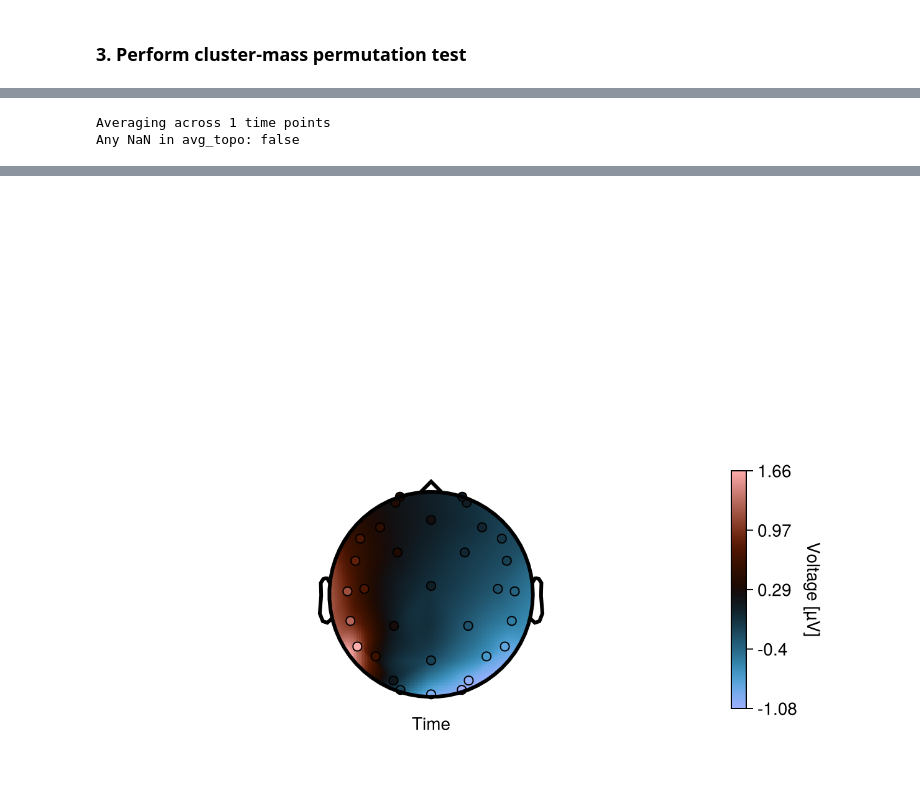
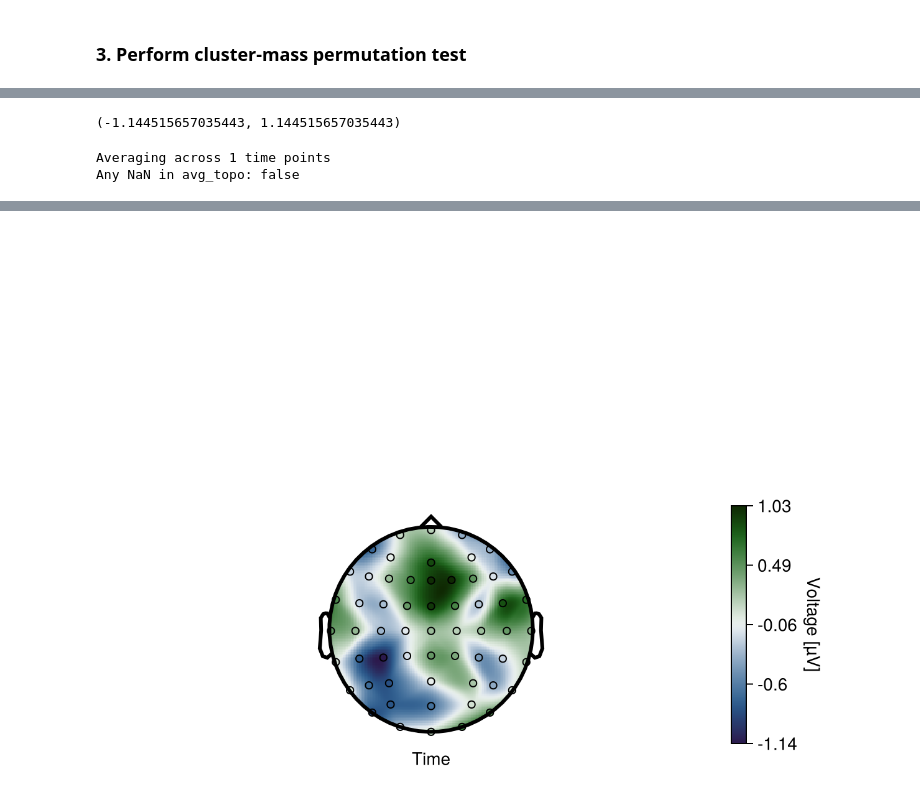
Before and after one commit to rosagross/ClusterComputation, a Jupyter notebook: notebooks/tutorial_notebook_Magda.ipynb, the cells around one changed output, grey strips where cells are left out. Saved outputs shown, nothing was run; the diff lists cells and outputs as text; code cells hidden in the pictures.

```diff
--- a/notebooks/tutorial_notebook_Magda.ipynb
+++ b/notebooks/tutorial_notebook_Magda.ipynb
@@ -100,8 +100,9 @@ data_alpha = Array{Union{Missing,Float64}}(undef, 59, 1, 180)
 
 for (i, channel) in enumerate(electrode_labels)
     df_fooof = CSV.read("/Users/mg/Desktop/MOVE/resting_state/fooof/$(channel)_fooof_params.csv", DataFrame)
-    alpha_vector = df_fooof.beta_PW_absolute_periodic_log
-    #alpha_vector = df_fooof.exponent
+    #alpha_vector = df_fooof.beta_PW_absolute_periodic_log
+    #alpha_vector = df_fooof.beta_PW_absolute_total_2
+    alpha_vector = df_fooof.exponent
     #print(length(alpha_vector))
     data_alpha[i, 1, :] = alpha_vector
 end
@@ -200,7 +191,7 @@ Fitting LMM at each channel...
 # %%
 # --- Cluster-mass permutation test using explicit functions ---
 
-coefficient = 2  # stimtype effect (face vs car)
+coefficient = 6  # what effect
 n_permutations = 50  # Reduced for dev; use 500-1000 for real analyses
 threshold = 2.0
 
@@ -251,7 +248,7 @@ println("Available columns: $(names(coefs))")
 #println(r.coefname)
 
 # Filter for stimtype coefficient
-coef_stimtype = filter(r -> r.coefname == "Time", coefs)
+coef_stimtype = filter(r -> r.coefname == "Behavior & Group: A", coefs)
 println("Rows for stimtype: $(nrow(coef_stimtype))")
 
 # Check how many unique channels and times we have
@@ -284,7 +281,7 @@ n_t_coef = length(unique_times)
 z_vals = reshape(z_summary.z, n_t_coef, n_ch_coef)'  # (channels × times)
 
 # Check for significant z-values (|z| > 2.0)
-n_sig_uncorrected = sum(abs.(z_vals) .> 2.0)
+n_sig_uncorrected = sum(abs.(z_vals) .> 2.0)  # why 2? shouldn't it be 1.96??
 max_z = maximum(abs.(z_vals))
 peak_idx = argmax(abs.(z_vals))
 peak_ch, peak_t = Tuple(CartesianIndices(z_vals)[peak_idx])
@@ -417,0 +359,8 @@ pvals_clustermass .< 0.05
+# %%
+n = size(adjacency, 1)
+coords = Dict(row.ch_name => (row.x, row.y) for row in eachrow(positions_df))
+
+xs = [get(coords, electrode_labels[i], (0.0, 0.0))[1] for i in 1:n]
+ys = [get(coords, electrode_labels[i], (0.0, 0.0))[2] for i in 1:n]
+
+pos2d = [Point2f(xs[i], ys[i]) for i in 1:n]
@@ -434,7 +438,13 @@ Suggestion: check for spelling errors or missing imports.
+# %%
+min_val, max_val = extrema(plot_data)
+limit = max(abs(min_val), abs(max_val))
+colorrange = (-limit, limit)
+# %% [output]
+(-1.144515657035443, 1.144515657035443)
 # %%
 f = Figure()
 # Average ERP across all trials for each channel and time
-erp = mean(data_1t; dims=3)[:,:,1]  # (channels x times)
+erp = mean(cluster_data; dims=3)[:,:,1]  # (channels x times)
 df_erp = DataFrame(
     :amplitude => vec(erp),
     :channel => repeat(1:size(erp, 1), outer = size(erp, 2)),
@@ -469,17 +479,28 @@ end
 # Highlight significant channels: a channel is significant if any time point is significant for it
 sig_ch = [any(sig_mask[ch, :]) for ch in 1:n_channels]
 # Set marker color: red for significant, gray for others
-marker_colors = [is_sig ? :white : :gray for is_sig in sig_ch]
-# Set marker size: larger for significant, smaller for others
-marker_sizes = [is_sig ? 10 : 10 for is_sig in sig_ch]
+marker_colors = [is_sig ? :orange : :black for is_sig in sig_ch]
+
+strokes = [is_sig ? 2 : 1 for is_sig in sig_ch]
+
+#colors = fill(:orange, 59)
+sizes = fill(8, 59)
+
+df = DataFrame(:amplitude => avg_topo, :channel => 1:n_channels)
+
 plot_topoplot!(
     f[2, 1],
-    DataFrame(:amplitude => avg_topo, :channel => 1:n_channels);
+    df;
     positions = pos2d,
     mapping=(; y=:amplitude),
-    visual = (; enlarge = 1, label_scatter = true, colormap = :berlin, contours = false),
-    colorrange = (; colorrange = (-0.5, 0.5)),
-    topo_attributes = (; label_scatter = (; color = marker_colors, markersize = marker_sizes)),
+    visual = (; colormap = :cork, contours = false),
+    #colorbar = (; limits = (-2.3, 2.3)),
+    #colorbar = (; colorrange = (-2.3, 2.3)),
+    topo_attributes = (;
+        label_scatter = (;
+            markersize = sizes,
+            strokecolor = marker_colors,
+            strokewidth = strokes)),
     )
 
 f
@@ -489 +512 @@ Any NaN in avg_topo: false
-[figure, old version]
+[figure, new version]
```
Also changed, not shown: parts of 14 cells of this notebook, 2 other files.
